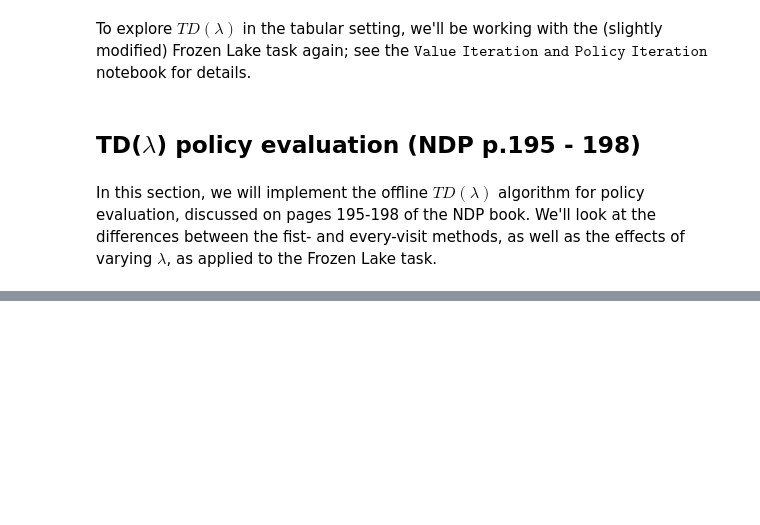
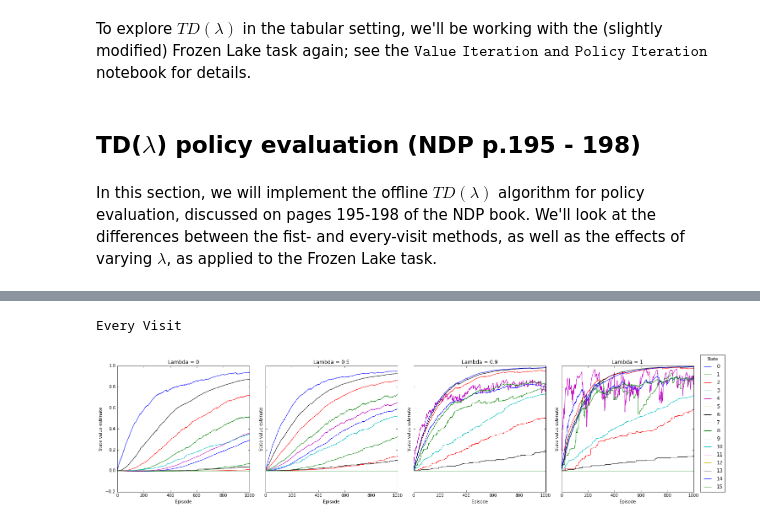
Before and after one commit to jclifton333/RL-pals, a Jupyter notebook: TD(lambda).ipynb, the cells around one changed output, grey strips where cells are left out. Cells and saved outputs as stored; diff of their text form; code cells hidden in the pictures; blank space fills up the shorter version.

```diff
--- a/TD(lambda).ipynb
+++ b/TD(lambda).ipynb
@@ -22,7 +22,7 @@ ALPHA = 1 #Discount factor
 # %% [markdown]
 In this section, we will implement the offline $TD(\lambda)$ algorithm for policy evaluation, discussed on pages 195-198 of the NDP book.  We'll look at the differences between the fist- and every-visit methods, as well as the effects of varying $\lambda$, as applied to the Frozen Lake task.
 # %%
-def offlineTDL(alpha, lambda_, nEp, pi, everyVisit=False):
+def offlineTDL(alpha, lambda_, nEp, pi, everyVisit=False, stepExponent=-0.75, stepMultiplier=1):
   '''
   Inputs
     alpha: discount factor
@@ -31,6 +31,8 @@ def offlineTDL(alpha, lambda_, nEp, pi, everyVisit=False):
     nEp: number of episodes
     pi: policy (function from s to a)
     everyVisit: boolean for everyVisit method
+    stepExponent and stepMultiplier:
+      step size = stepMultiplier * (nEp + 1)**stepExponent
   Outputs
     VList: list of estimated V-functions from each episode
   '''
@@ -57,7 +59,9 @@ def offlineTDL(alpha, lambda_, nEp, pi, everyVisit=False):
           Vupdate[s_] += np.sum(lambda_**visitDict[s_]) * d
           visitDict[s_] += np.ones(len(visitDict[s_]))
         s = sp
-    V += (nEp+1)**(-0.75) * Vupdate  #Update V
+    #Update V-function iterate
+    stepSize = stepMultiplier*(nEp + 1)**stepExponent
+    V += stepSize * Vupdate
     VList.append(copy.copy(V))
-  return VList
+  return np.array(VList)
 # %% [markdown]
@@ -92,7 +104,5 @@ def plotVFs(alpha, everyVisit, lambdas, nEp):
   plt.show()
 # %%
 ALPHA = 1
-nEp = 10
+nEp = 1000
 lambdas = [0, 0.5, 0.9, 1]
-plotVFs(ALPHA, False, lambdas, nEp)
-plotVFs(ALPHA, True,  lambdas, nEp)
@@ -104,2 +114,5 @@ Every Visit
 # %%
-plotTDL(ALPHA, True,  lambdas, nEp)
+plotVFs(ALPHA, True,  lambdas, nEp)
+# %% [output]
+Every Visit
+[figure, added]
```
Also changed, not shown: parts of 7 cells of this notebook, 6 other files.
